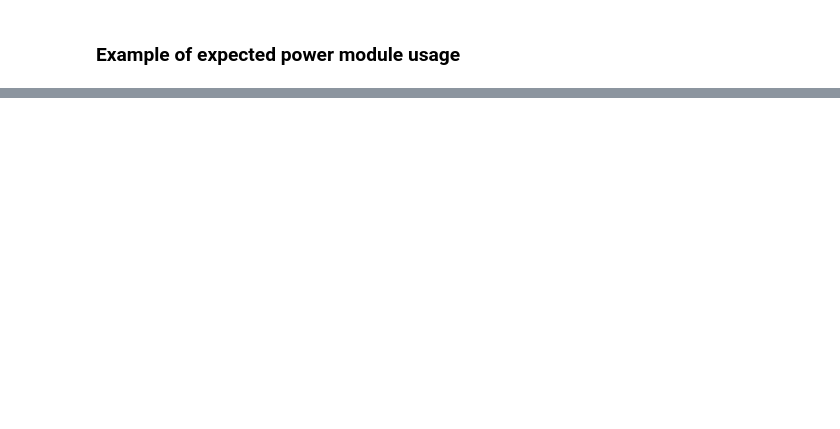
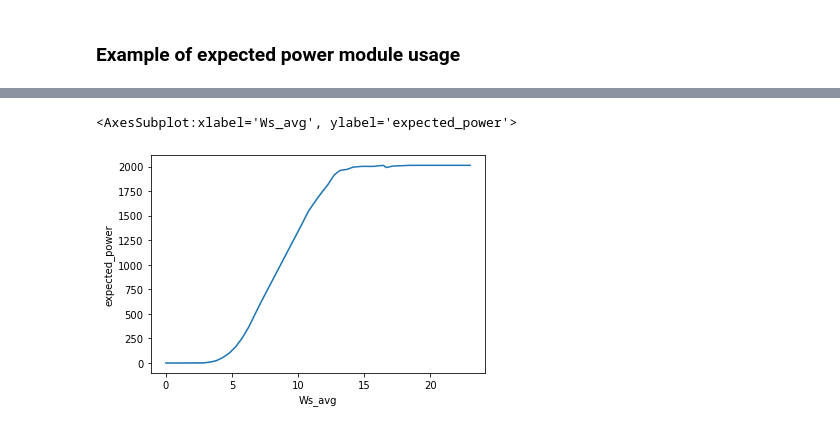
Before and after one commit to abbey2017/wind-energy-analytics, a Jupyter notebook: examples/expected_power_estimation/expected_power.ipynb, the cells around one changed output, grey strips where cells are left out. Cells and saved outputs as stored; diff of their text form; code cells hidden in the pictures; blank space fills up the shorter version.

```diff
--- a/examples/expected_power_estimation/expected_power.ipynb
+++ b/examples/expected_power_estimation/expected_power.ipynb
@@ -100 +91,7 @@ proc_df.loc[normal_df.index].plot('P_avg', 'expected_power', kind='scatter', fig
+# %%
+#linear
+sns.lineplot(pred_temp['Ws_avg'], pred_temp['expected_power'])
+# %% [output]
+<AxesSubplot:xlabel='Ws_avg', ylabel='expected_power'>
+[figure, added]
 # %%
```
Also changed, not shown: parts of 42 cells of this notebook, 6 other files.
